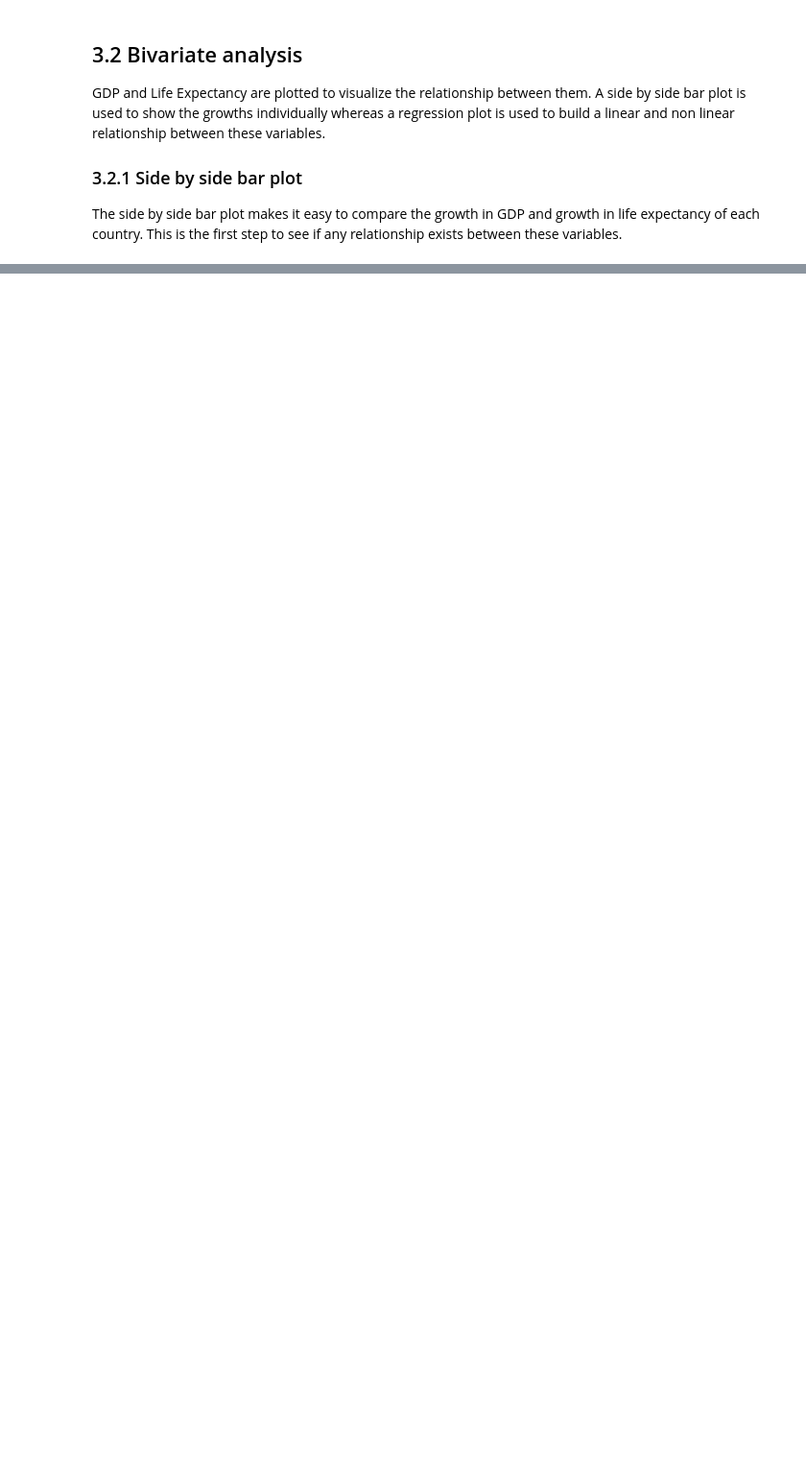
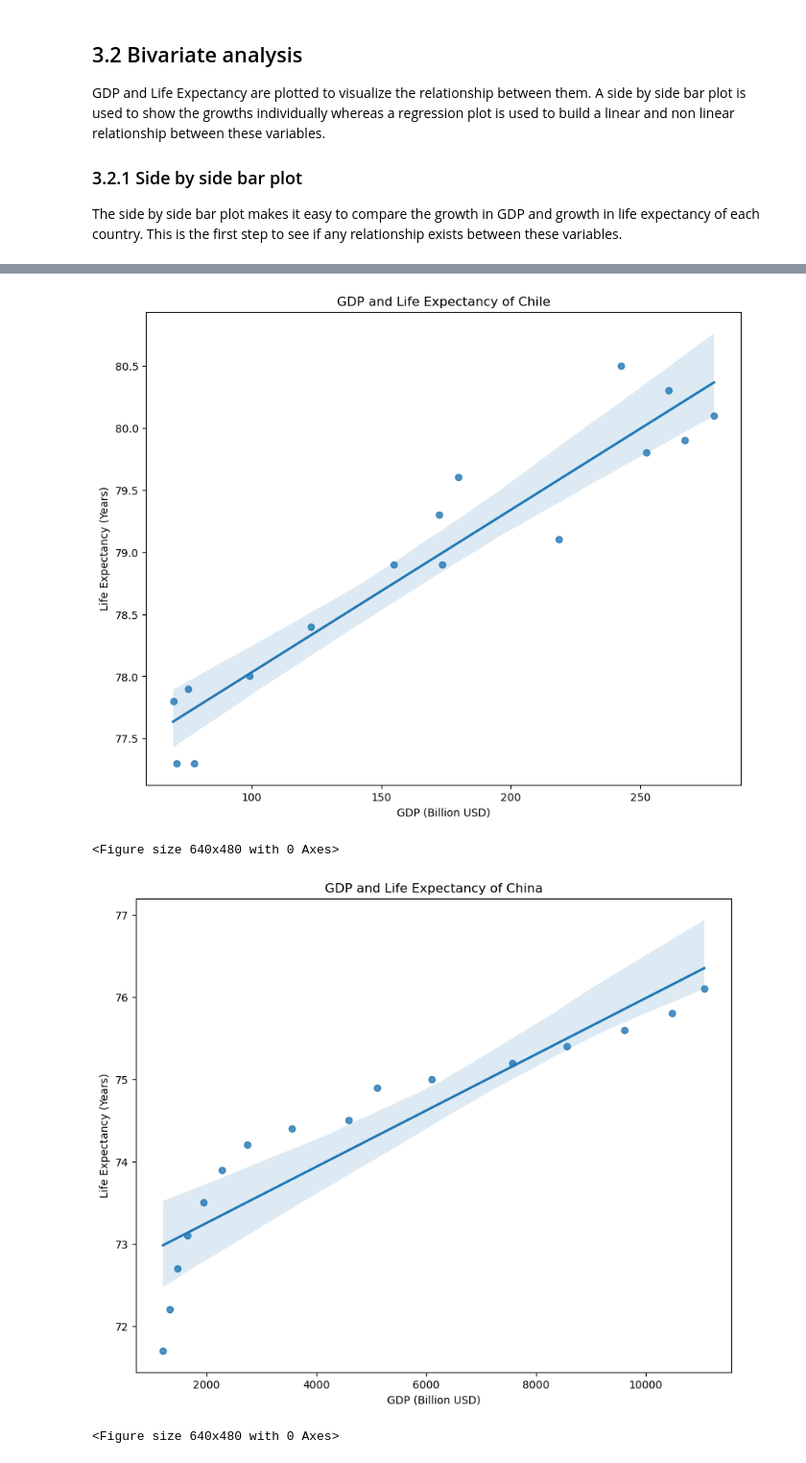
Before and after one commit to taharat-amin/life_expectancy_and_gdp_analysis, a Jupyter notebook: life_expectancy_gdp.ipynb, the cells around one changed output, grey strips where cells are left out. Shown at 96% size. Drawn from its saved outputs; the diff is of its cells as text; code cells hidden in the pictures; blank space fills up the shorter version.

```diff
--- a/life_expectancy_gdp.ipynb
+++ b/life_expectancy_gdp.ipynb
@@ -163,0 +226,16 @@ The side by side bar plot makes it easy to compare the growth in GDP and growth
+# %%
+for country in countries:
+    plt.figure(figsize=(10, 8))
+    sns.regplot(
+        data=data[data['Country'] == country], x='GDP', y='Life_Expectancy')
+    plt.title(f'GDP and Life Expectancy of {country}')
+    plt.xlabel('GDP (Billion USD)')
+    plt.ylabel('Life Expectancy (Years)')
+    plt.savefig(f'visuals/scatter_{country}.png')
+    plt.show()
+    plt.clf()
+# %% [output]
+[figure, added]
+<Figure size 640x480 with 0 Axes>
+[figure, added]
+<Figure size 640x480 with 0 Axes>
```
Also changed, not shown: parts of 14 cells of this notebook, 17 other files.
